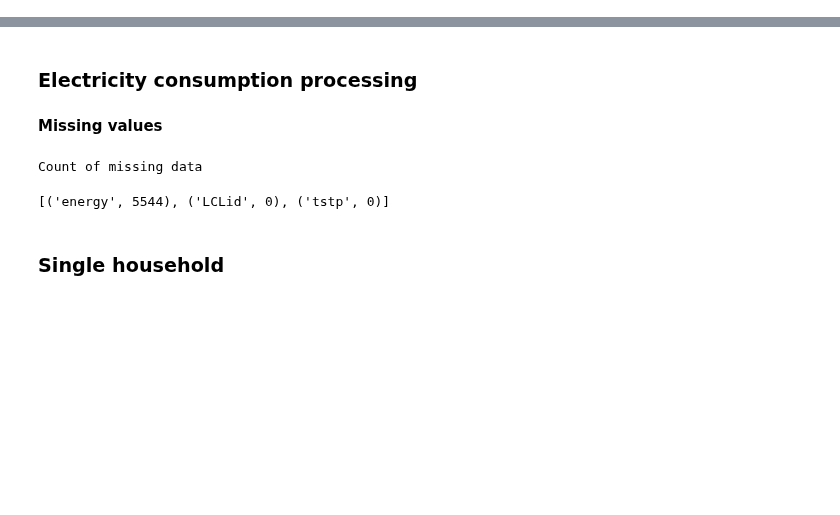
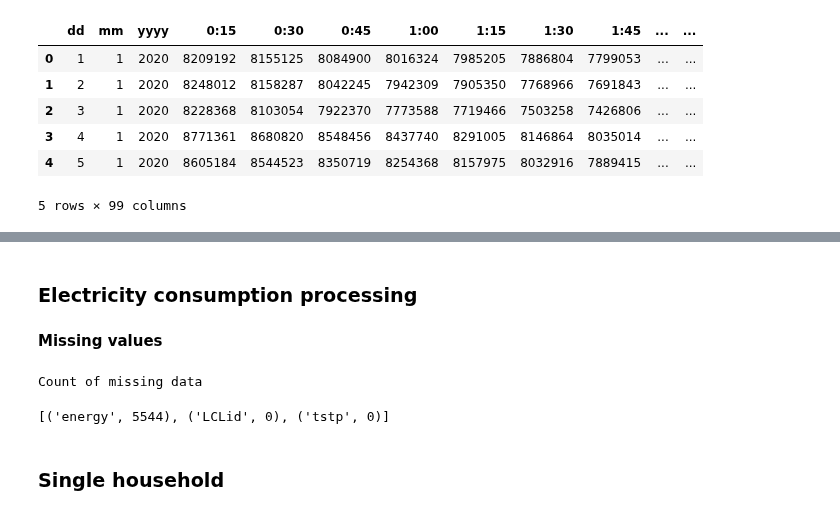
Before and after one commit to charlesfu4/MT, a Jupyter notebook: data/dataPrep.ipynb, the cells around one changed output, grey strips where cells are left out. Drawn from its saved outputs; the diff is of its cells as text; code cells hidden in the pictures; blank space fills up the shorter version.

```diff
--- a/data/dataPrep.ipynb
+++ b/data/dataPrep.ipynb
@@ -22,0 +37,14 @@ def extract_weather(data_frame):
+# %%
+elia.drop(columns=['2:15"','2:30"','2:45"','3:00"'],inplace=True)
+# %%
+elia.replace('NOT VALID', np.NaN, inplace=True)
+# %%
+elia.head()
+# %% [output]
+|  | dd | mm | yyyy | 0:15 | 0:30 | 0:45 | 1:00 | 1:15 | 1:30 | 1:45 | ... | ... |
+| 0 | 1 | 1 | 2020 | 8209192 | 8155125 | 8084900 | 8016324 | 7985205 | 7886804 | 7799053 | ... | ... |
+| 1 | 2 | 1 | 2020 | 8248012 | 8158287 | 8042245 | 7942309 | 7905350 | 7768966 | 7691843 | ... | ... |
+| 2 | 3 | 1 | 2020 | 8228368 | 8103054 | 7922370 | 7773588 | 7719466 | 7503258 | 7426806 | ... | ... |
+| 3 | 4 | 1 | 2020 | 8771361 | 8680820 | 8548456 | 8437740 | 8291005 | 8146864 | 8035014 | ... | ... |
+| 4 | 5 | 1 | 2020 | 8605184 | 8544523 | 8350719 | 8254368 | 8157975 | 8032916 | 7889415 | ... | ... |
+5 rows × 99 columns
```
Also changed, not shown: parts of 14 cells of this notebook, 4 other files.
